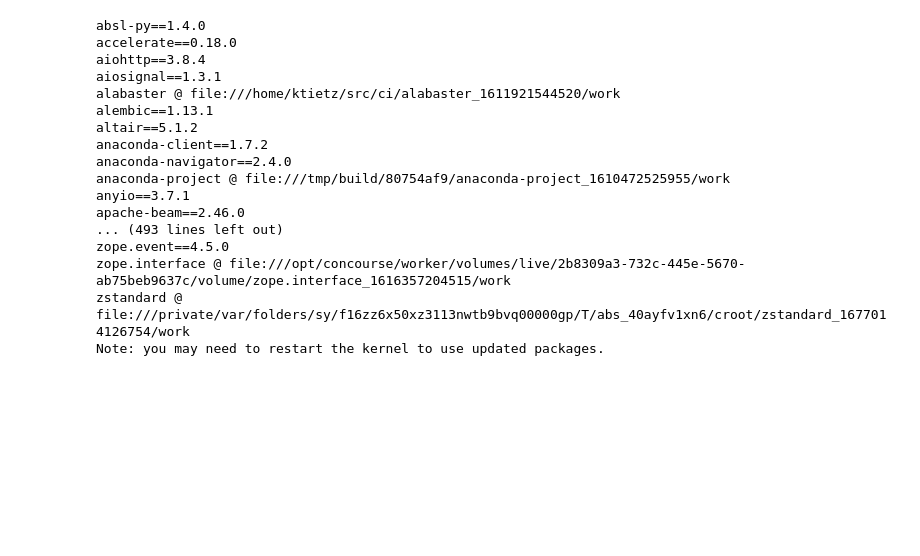
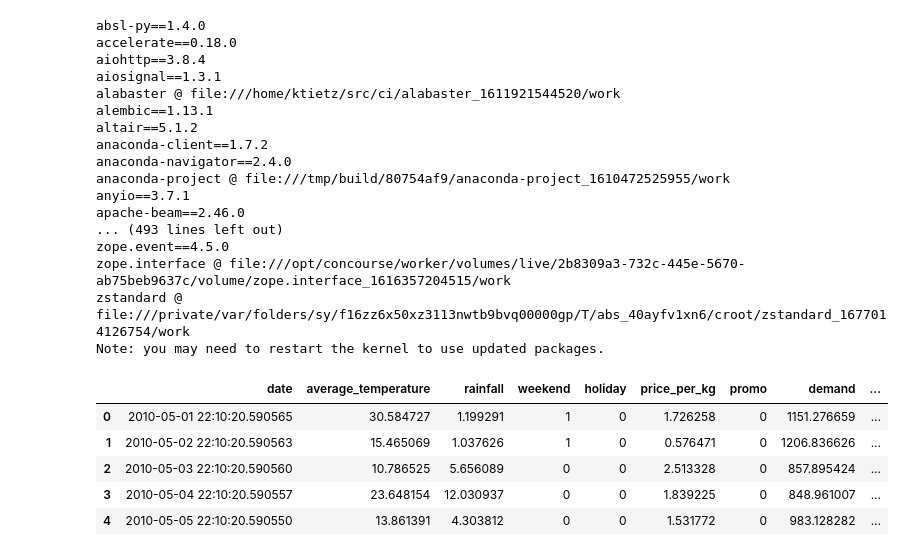
Before and after one commit to MarkoBrie/automated_credit_scoring_with_ML, a Jupyter notebook: MLflow.ipynb, the cells around one changed output. Drawn from its saved outputs; the diff is of its cells as text; code cells hidden in the pictures; blank space fills up the shorter version.

```diff
--- a/MLflow.ipynb
+++ b/MLflow.ipynb
@@ -80,0 +183,11 @@ Note: you may need to restart the kernel to use updated packages.
+# %%
+data = generate_apple_sales_data_with_promo_adjustment()
+# %%
+data.head()
+# %% [output]
+|  | date | average_temperature | rainfall | weekend | holiday | price_per_kg | promo | demand | ... |
+| 0 | 2010-05-01 22:10:20.590565 | 30.584727 | 1.199291 | 1 | 0 | 1.726258 | 0 | 1151.276659 | ... |
+| 1 | 2010-05-02 22:10:20.590563 | 15.465069 | 1.037626 | 1 | 0 | 0.576471 | 0 | 1206.836626 | ... |
+| 2 | 2010-05-03 22:10:20.590560 | 10.786525 | 5.656089 | 0 | 0 | 2.513328 | 0 | 857.895424 | ... |
+| 3 | 2010-05-04 22:10:20.590557 | 23.648154 | 12.030937 | 0 | 0 | 1.839225 | 0 | 848.961007 | ... |
+| 4 | 2010-05-05 22:10:20.590550 | 13.861391 | 4.303812 | 0 | 0 | 1.531772 | 0 | 983.128282 | ... |
```
Also changed, not shown: parts of 7 cells of this notebook.
